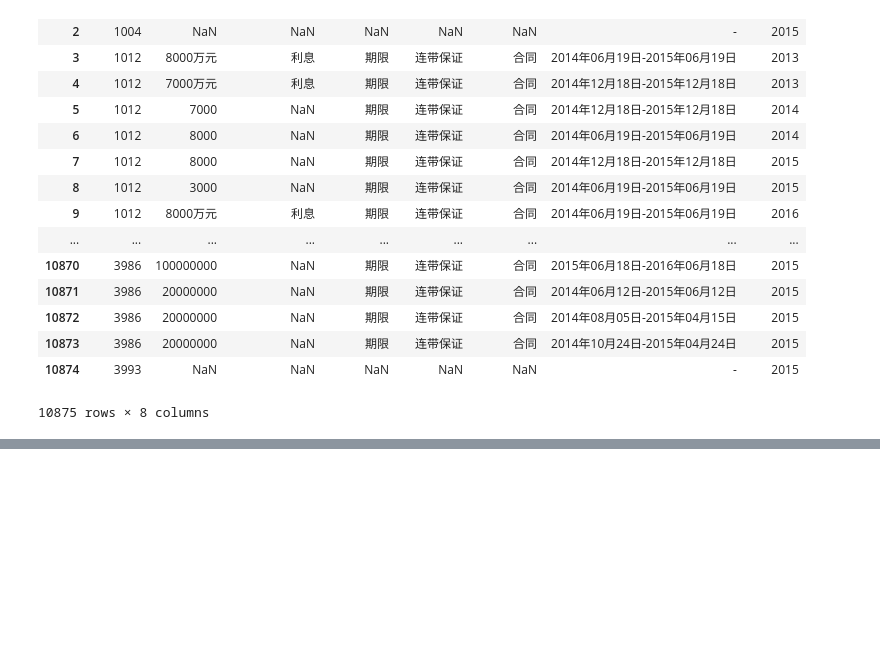
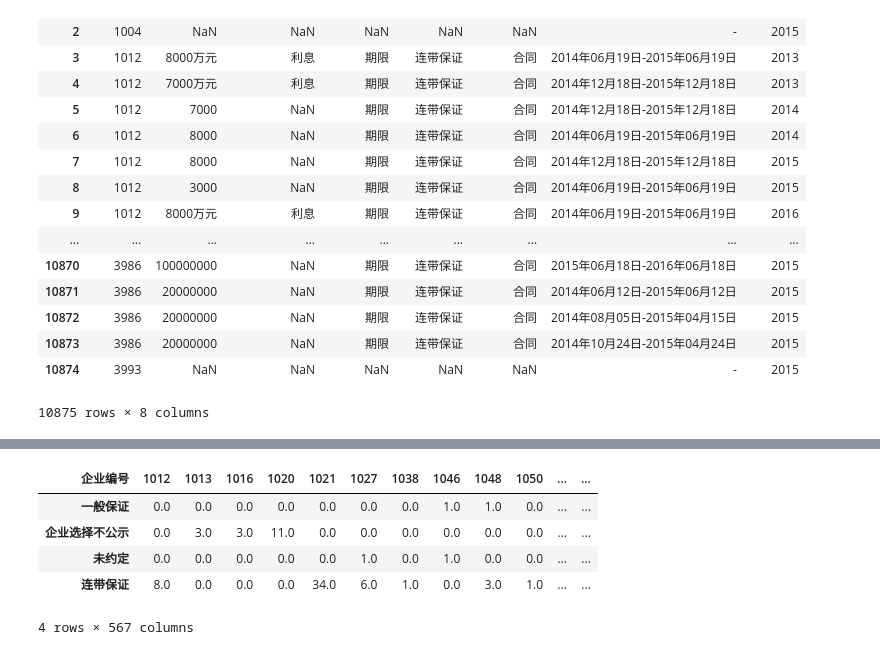
Before and after one commit to CourierKyn/isi-world-cup, a Jupyter notebook: 年报-的对外提供保证担保信息.ipynb, the cells around one changed output, grey strips where cells are left out. Saved outputs shown, nothing was run; the diff lists cells and outputs as text; code cells hidden in the pictures; blank space fills up the shorter version.

```diff
--- a/年报-的对外提供保证担保信息.ipynb
+++ b/年报-的对外提供保证担保信息.ipynb
@@ -39,0 +72,12 @@ AttributeError: 'float' object has no attribute 'dtypes'
+# %%
+df2=data.set_index("保证的方式").loc[["连带保证","企业选择不公示","一般保证","未约定"],:].reset_index().set_index("企业编号")
+dummy_2=pd.get_dummies(df2["保证的方式"])
+dummy_2=dummy_2.groupby("企业编号").sum().T
+dummy_2
+# %% [output]
+| 企业编号 | 1012 | 1013 | 1016 | 1020 | 1021 | 1027 | 1038 | 1046 | 1048 | 1050 | ... | ... |
+| 一般保证 | 0.0 | 0.0 | 0.0 | 0.0 | 0.0 | 0.0 | 0.0 | 1.0 | 1.0 | 0.0 | ... | ... |
+| 企业选择不公示 | 0.0 | 3.0 | 3.0 | 11.0 | 0.0 | 0.0 | 0.0 | 0.0 | 0.0 | 0.0 | ... | ... |
+| 未约定 | 0.0 | 0.0 | 0.0 | 0.0 | 0.0 | 1.0 | 0.0 | 1.0 | 0.0 | 0.0 | ... | ... |
+| 连带保证 | 8.0 | 0.0 | 0.0 | 0.0 | 34.0 | 6.0 | 1.0 | 0.0 | 3.0 | 1.0 | ... | ... |
+4 rows × 567 columns
```
Also changed, not shown: parts of 7 cells of this notebook, 3 other files.
